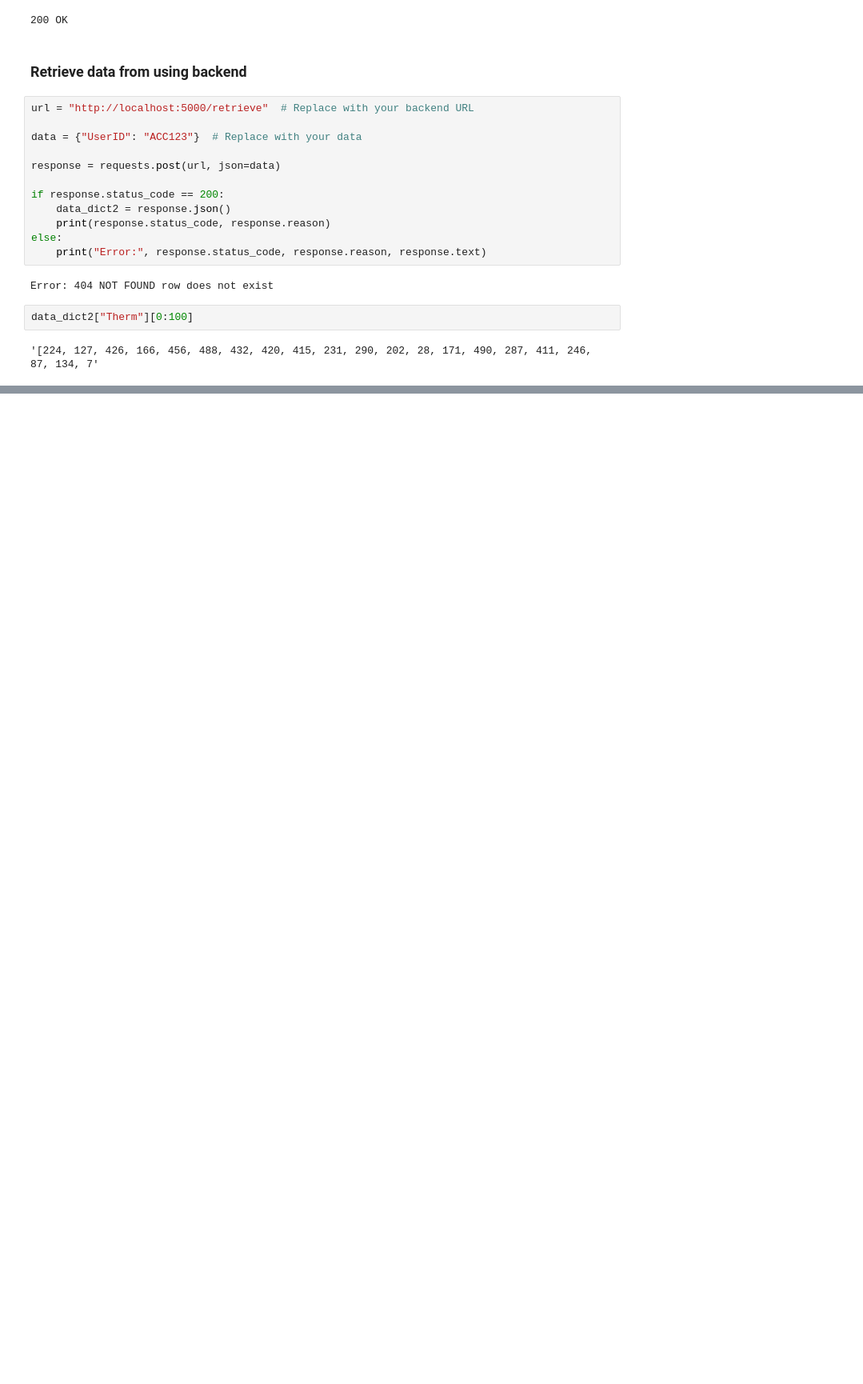
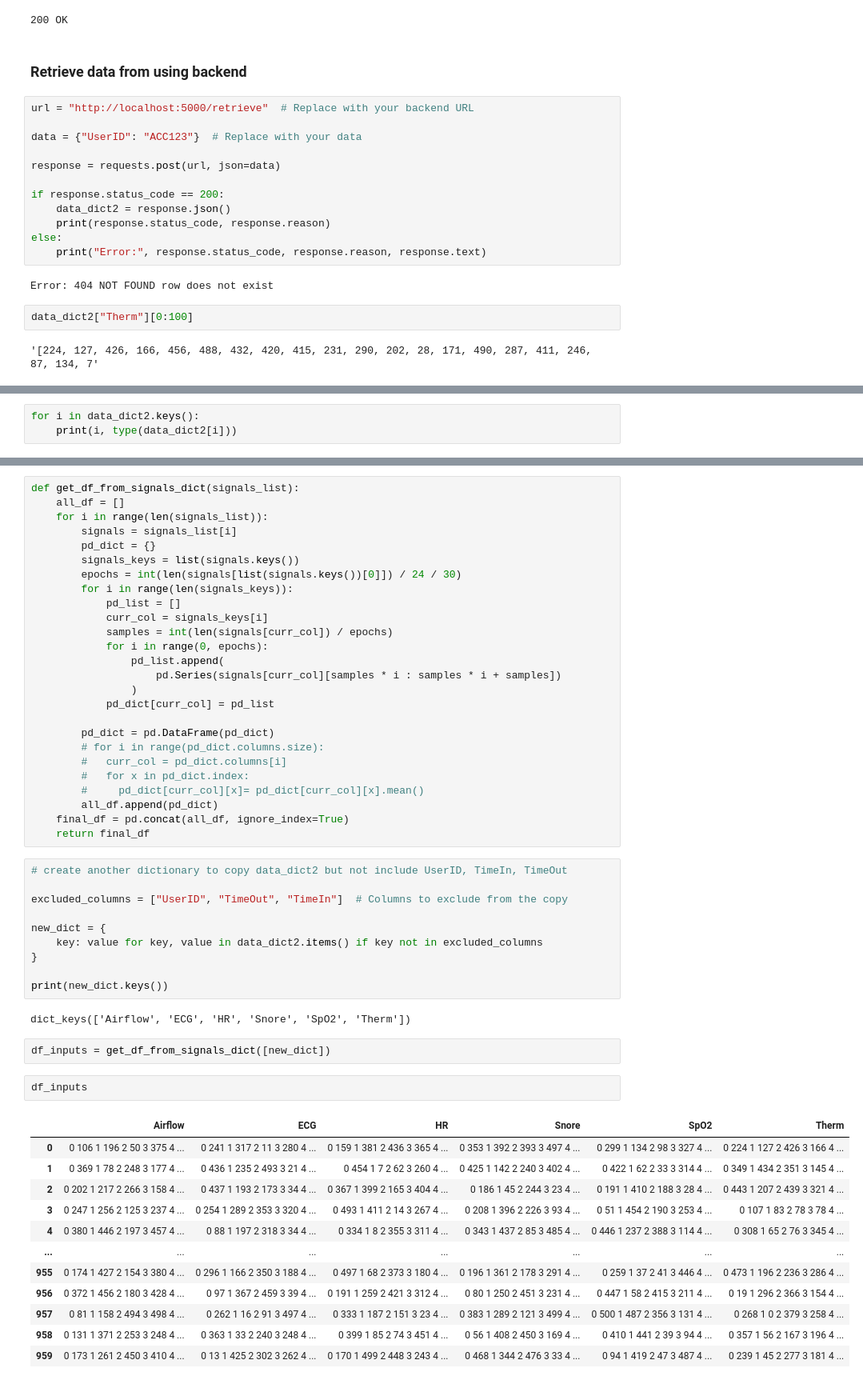
Before and after one commit to aztecbinaynay/PD2_database, a Jupyter notebook: sendSensorReadings.ipynb, the cells around one changed output, grey strips where cells are left out. Shown at 80% size. Saved outputs shown, nothing was run; the diff lists cells and outputs as text; blank space fills up the shorter version.

Commit message:
created a pipeline for the actual prediction by gettiong data from local database

```diff
--- a/sendSensorReadings.ipynb
+++ b/sendSensorReadings.ipynb
@@ -223,0 +262,3 @@ data_dict2["Therm"][0:100]
+# %%
+for i in data_dict2.keys():
+    print(i, type(data_dict2[i]))
@@ -223,0 +275,55 @@ data_dict2["Therm"][0:100]
+# %%
+def get_df_from_signals_dict(signals_list):
+    all_df = []
+    for i in range(len(signals_list)):
+        signals = signals_list[i]
+        pd_dict = {}
+        signals_keys = list(signals.keys())
+        epochs = int(len(signals[list(signals.keys())[0]]) / 24 / 30)
+        for i in range(len(signals_keys)):
+            pd_list = []
+            curr_col = signals_keys[i]
+            samples = int(len(signals[curr_col]) / epochs)
+            for i in range(0, epochs):
+                pd_list.append(
+                    pd.Series(signals[curr_col][samples * i : samples * i + samples])
+                )
+            pd_dict[curr_col] = pd_list
+
+        pd_dict = pd.DataFrame(pd_dict)
+        # for i in range(pd_dict.columns.size):
+        #   curr_col = pd_dict.columns[i]
+        #   for x in pd_dict.index:
+        #     pd_dict[curr_col][x]= pd_dict[curr_col][x].mean()
+        all_df.append(pd_dict)
+    final_df = pd.concat(all_df, ignore_index=True)
+    return final_df
+# %%
+# create another dictionary to copy data_dict2 but not include UserID, TimeIn, TimeOut
+
+excluded_columns = ["UserID", "TimeOut", "TimeIn"]  # Columns to exclude from the copy
+
+new_dict = {
+    key: value for key, value in data_dict2.items() if key not in excluded_columns
+}
+
+print(new_dict.keys())
+# %% [output]
+dict_keys(['Airflow', 'ECG', 'HR', 'Snore', 'SpO2', 'Therm'])
+# %%
+df_inputs = get_df_from_signals_dict([new_dict])
+# %%
+df_inputs
+# %% [output]
+|  | Airflow | ECG | HR | Snore | SpO2 | Therm |
+| 0 | 0 106 1 196 2 50 3 375 4 ... | 0 241 1 317 2 11 3 280 4 ... | 0 159 1 381 2 436 3 365 4 ... | 0 353 1 392 2 393 3 497 4 ... | 0 299 1 134 2 98 3 327 4 ... | 0 224 1 127 2 426 3 166 4 ... |
+| 1 | 0 369 1 78 2 248 3 177 4 ... | 0 436 1 235 2 493 3 21 4 ... | 0 454 1 7 2 62 3 260 4 ... | 0 425 1 142 2 240 3 402 4 ... | 0 422 1 62 2 33 3 314 4 ... | 0 349 1 434 2 351 3 145 4 ... |
+| 2 | 0 202 1 217 2 266 3 158 4 ... | 0 437 1 193 2 173 3 34 4 ... | 0 367 1 399 2 165 3 404 4 ... | 0 186 1 45 2 244 3 23 4 ... | 0 191 1 410 2 188 3 28 4 ... | 0 443 1 207 2 439 3 321 4 ... |
+| 3 | 0 247 1 256 2 125 3 237 4 ... | 0 254 1 289 2 353 3 320 4 ... | 0 493 1 411 2 14 3 267 4 ... | 0 208 1 396 2 226 3 93 4 ... | 0 51 1 454 2 190 3 253 4 ... | 0 107 1 83 2 78 3 78 4 ... |
+| 4 | 0 380 1 446 2 197 3 457 4 ... | 0 88 1 197 2 318 3 34 4 ... | 0 334 1 8 2 355 3 311 4 ... | 0 343 1 437 2 85 3 485 4 ... | 0 446 1 237 2 388 3 114 4 ... | 0 308 1 65 2 76 3 345 4 ... |
+| ... | ... | ... | ... | ... | ... | ... |
+| 955 | 0 174 1 427 2 154 3 380 4 ... | 0 296 1 166 2 350 3 188 4 ... | 0 497 1 68 2 373 3 180 4 ... | 0 196 1 361 2 178 3 291 4 ... | 0 259 1 37 2 41 3 446 4 ... | 0 473 1 196 2 236 3 286 4 ... |
+| 956 | 0 372 1 456 2 180 3 428 4 ... | 0 97 1 367 2 459 3 39 4 ... | 0 191 1 259 2 421 3 312 4 ... | 0 80 1 250 2 451 3 231 4 ... | 0 447 1 58 2 415 3 211 4 ... | 0 19 1 296 2 366 3 154 4 ... |
+| 957 | 0 81 1 158 2 494 3 498 4 ... | 0 262 1 16 2 91 3 497 4 ... | 0 333 1 187 2 151 3 23 4 ... | 0 383 1 289 2 121 3 499 4 ... | 0 500 1 487 2 356 3 131 4 ... | 0 268 1 0 2 379 3 258 4 ... |
+| 958 | 0 131 1 371 2 253 3 248 4 ... | 0 363 1 33 2 240 3 248 4 ... | 0 399 1 85 2 74 3 451 4 ... | 0 56 1 408 2 450 3 169 4 ... | 0 410 1 441 2 39 3 94 4 ... | 0 357 1 56 2 167 3 196 4 ... |
+| 959 | 0 173 1 261 2 450 3 410 4 ... | 0 13 1 425 2 302 3 262 4 ... | 0 170 1 499 2 448 3 243 4 ... | 0 468 1 344 2 476 3 33 4 ... | 0 94 1 419 2 47 3 487 4 ... | 0 239 1 45 2 277 3 181 4 ... |
```
Also changed, not shown: parts of 35 cells of this notebook, 4 other files.
